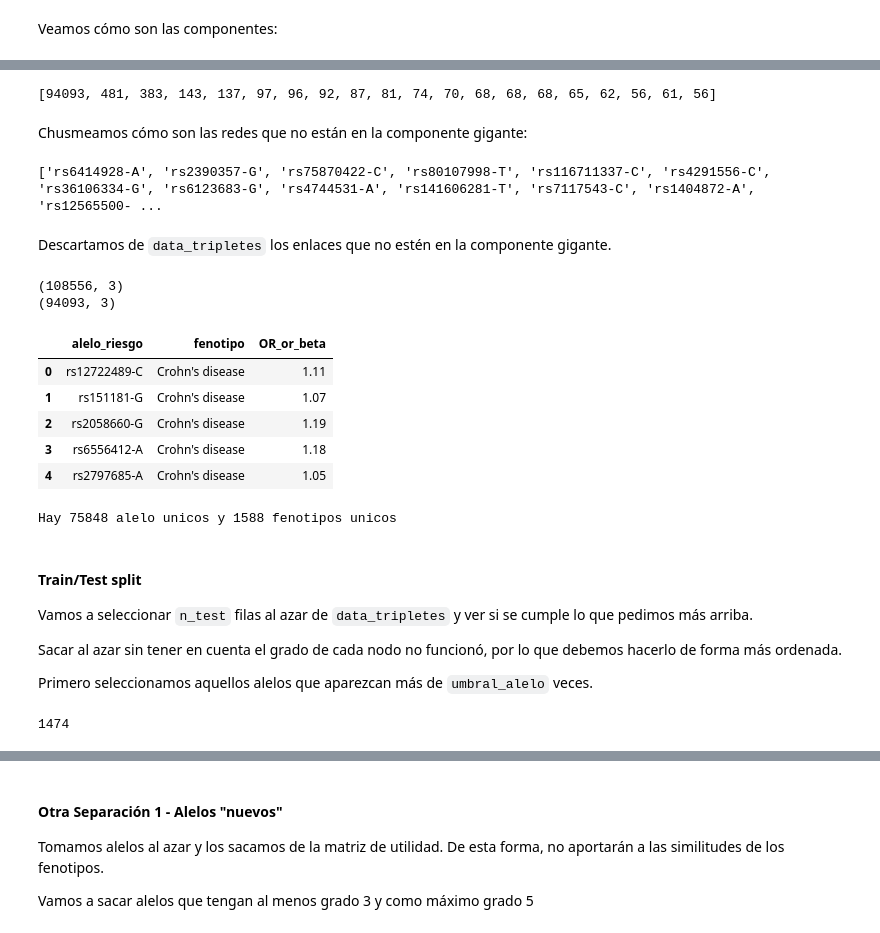
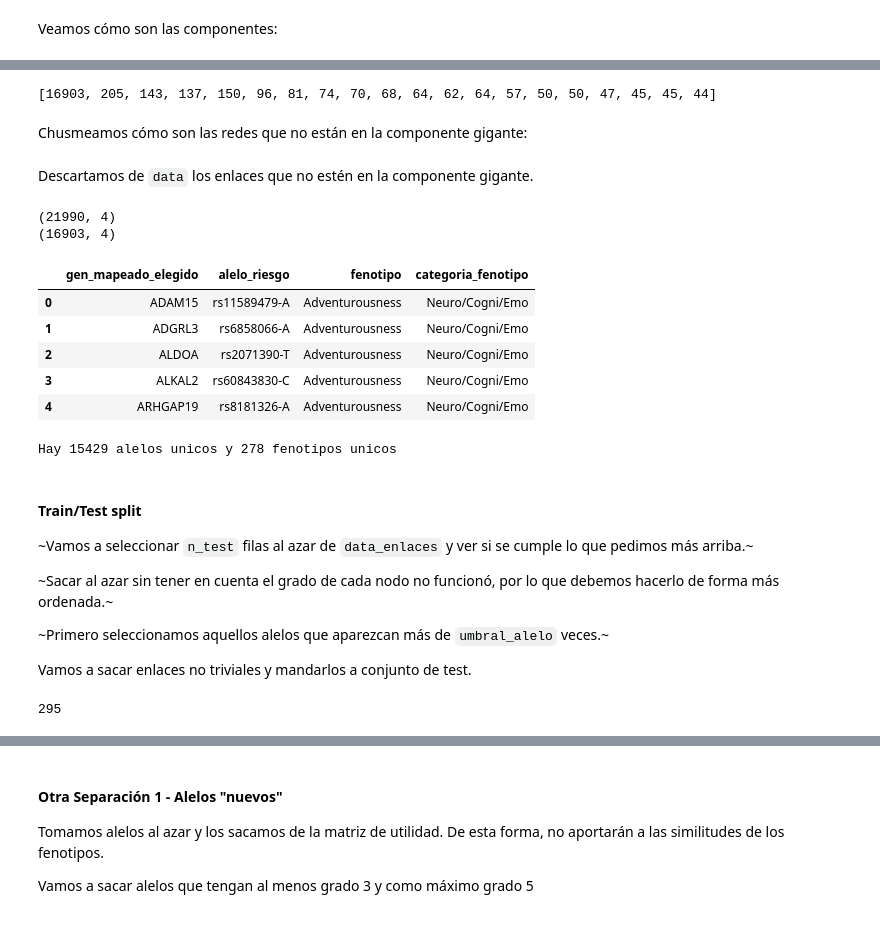
Before and after one commit to jmberros/redes-2020-GWAS_Catalog, a Jupyter notebook: 06_SistRec_Similitud_Coseno_Bipartita.ipynb, the cells around one changed output, grey strips where cells are left out. Cells and saved outputs as stored; diff of their text form; code cells hidden in the pictures.

Commit message:
Segunda version de train test split separando categorias de fenotipo por alelo. Resultados decepcionantes (por ahora)

```diff
--- a/06_SistRec_Similitud_Coseno_Bipartita.ipynb
+++ b/06_SistRec_Similitud_Coseno_Bipartita.ipynb
@@ -11,3 +11,5 @@ data_dir = 'results/'
 # %%
 #data = pd.read_csv(data_dir + 'GwasCat_associations.r2020-05-03.parsed.csv.gz')
-data = pd.read_table(data_dir + 'gwas_cat.filtrado.tsv.gz')
+# data = pd.read_table(data_dir + 'gwas_cat.filtrado.tsv.gz')
+# data = leer_red_df()
+data = leer_subred_df()
@@ -52,4 +49,4 @@ No nos interesan aquellas instancias que tienen valore faltantes en la columna `
 # %%
-data.dropna(subset = ['OR_or_beta'], inplace = True)
+data.dropna(subset = ['categoria_fenotipo'], inplace = True)
 data.shape
 # %% [output]
@@ -124,7 +102,7 @@ Primero chequeamos que la red así como está tenga una única componente gigant
 import networkx as nx
 # %%
 red = nx.Graph()
-red.add_edges_from(data_tripletes[['alelo_riesgo', 'fenotipo']].values)
+red.add_edges_from(data[['alelo_riesgo', 'fenotipo']].values)
 print(f'Tiene una unica componente gigante: {nx.is_connected(red)}')
 # %% [output]
 Tiene una unica componente gigante: False
@@ -144,45 +122,45 @@ print(n_elementos_redes_componentes[:20])
 componente_gigante = lista_redes_componentes[0]
 nodos_componente_gigante = list(componente_gigante.nodes())
 # %% [output]
-[94093, 481, 383, 143, 137, 97, 96, 92, 87, 81, 74, 70, 68, 68, 68, 65, 62, 56, 61, 56]
+[16903, 205, 143, 137, 150, 96, 81, 74, 70, 68, 64, 62, 64, 57, 50, 50, 47, 45, 45, 44]
 # %% [markdown]
 Chusmeamos cómo son las redes que no están en la componente gigante:
 # %%
-if True:
-    print(lista_redes_componentes[-1500].nodes())
+if False:
+    print(lista_redes_componentes[6].nodes())
-# %% [output]
-['rs6414928-A', 'rs2390357-G', 'rs75870422-C', 'rs80107998-T', 'rs116711337-C', 'rs4291556-C', 'rs36106334-G', 'rs6123683-G', 'rs4744531-A', 'rs141606281-T', 'rs7117543-C', 'rs1404872-A', 'rs12565500- ...
 # %% [markdown]
-Descartamos de `data_tripletes` los enlaces que no estén en la componente gigante.
+Descartamos de `data` los enlaces que no estén en la componente gigante.
 # %%
-mask_componente_gigante = data_tripletes.fenotipo.isin(nodos_componente_gigante)
-print(data_tripletes.shape)
-data_tripletes = data_tripletes[mask_componente_gigante]
-print(data_tripletes.shape)
+mask_componente_gigante = data.fenotipo.isin(nodos_componente_gigante)
+print(data.shape)
+data = data[mask_componente_gigante]
+print(data.shape)
 # %% [output]
-(108556, 3)
-(94093, 3)
+(21990, 4)
+(16903, 4)
 # %%
-data_tripletes.reset_index(inplace = True, drop = True)
-data_tripletes.head()
+data.reset_index(inplace = True, drop = True)
+data.head()
 # %% [output]
-|  | alelo_riesgo | fenotipo | OR_or_beta |
-| 0 | rs12722489-C | Crohn's disease | 1.11 |
-| 1 | rs151181-G | Crohn's disease | 1.07 |
-| 2 | rs2058660-G | Crohn's disease | 1.19 |
-| 3 | rs6556412-A | Crohn's disease | 1.18 |
-| 4 | rs2797685-A | Crohn's disease | 1.05 |
+|  | gen_mapeado_elegido | alelo_riesgo | fenotipo | categoria_fenotipo |
+| 0 | ADAM15 | rs11589479-A | Adventurousness | Neuro/Cogni/Emo |
+| 1 | ADGRL3 | rs6858066-A | Adventurousness | Neuro/Cogni/Emo |
+| 2 | ALDOA | rs2071390-T | Adventurousness | Neuro/Cogni/Emo |
+| 3 | ALKAL2 | rs60843830-C | Adventurousness | Neuro/Cogni/Emo |
+| 4 | ARHGAP19 | rs8181326-A | Adventurousness | Neuro/Cogni/Emo |
 # %%
-n_alelos = data_tripletes.alelo_riesgo.nunique()
-n_fenotipos = data_tripletes.fenotipo.nunique()
-print(f'Hay {n_alelos} alelo unicos y {n_fenotipos} fenotipos unicos')
+n_alelos = data.alelo_riesgo.nunique()
+n_fenotipos = data.fenotipo.nunique()
+print(f'Hay {n_alelos} alelos unicos y {n_fenotipos} fenotipos unicos')
 # %% [output]
-Hay 75848 alelo unicos y 1588 fenotipos unicos
+Hay 15429 alelos unicos y 278 fenotipos unicos
 # %% [markdown]
 #### Train/Test split
 
-Vamos a seleccionar `n_test` filas al azar de `data_tripletes` y ver si se cumple lo que pedimos más arriba.
+~Vamos a seleccionar `n_test` filas al azar de `data_enlaces` y ver si se cumple lo que pedimos más arriba.~
 
-Sacar al azar sin tener en cuenta el grado de cada nodo no funcionó, por lo que debemos hacerlo de forma más ordenada.
+~Sacar al azar sin tener en cuenta el grado de cada nodo no funcionó, por lo que debemos hacerlo de forma más ordenada.~
 
-Primero seleccionamos aquellos alelos que aparezcan más de `umbral_alelo` veces.
+~Primero seleccionamos aquellos alelos que aparezcan más de `umbral_alelo` veces.~
+
+Vamos a sacar enlaces no triviales y mandarlos a conjunto de test.
@@ -189,8 +186,8 @@ Primero seleccionamos aquellos alelos que aparezcan más de `umbral_alelo` veces
 # %%
-umbral_alelo = 4
-mask_alelos = data_tripletes.alelo_riesgo.value_counts() >= umbral_alelo
-alelos_a_considerar = list((data_tripletes.alelo_riesgo.value_counts()[mask_alelos]).index)
+umbral_alelo = 1
+mask_alelos = data.alelo_riesgo.map(categorias_fenotipo_por_alelo) > umbral_alelo
+alelos_a_considerar = data.alelo_riesgo[mask_alelos].unique()
 print(len(alelos_a_considerar))
 # %% [output]
-1474
+295
 # %%
```
Also changed, not shown: parts of 50 cells of this notebook.
